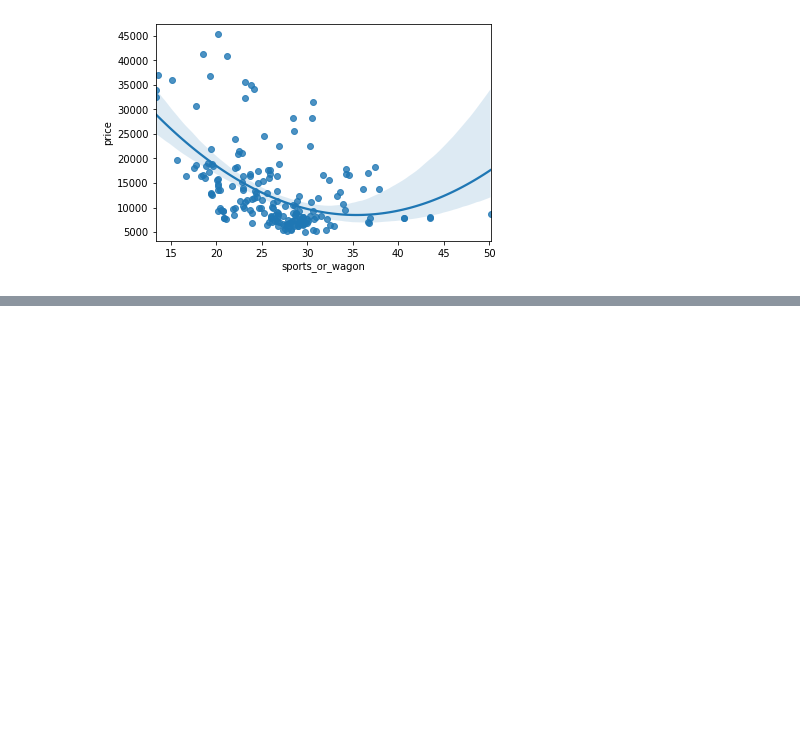
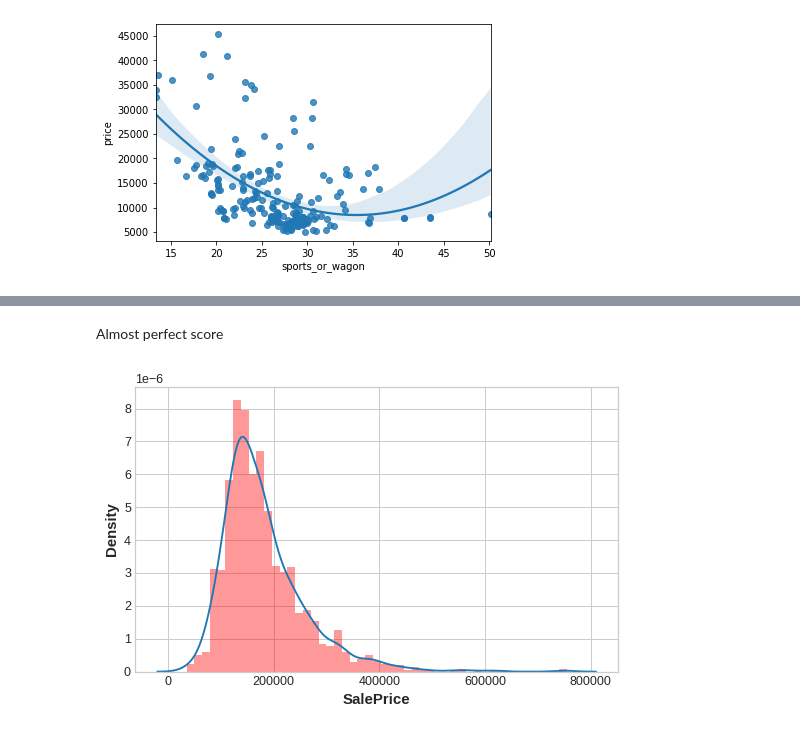
Before and after one commit to chelynl/Machine_Learning, a Jupyter notebook: Feature_Engineering.ipynb, the cells around one changed output, grey strips where cells are left out. Drawn from its saved outputs; the diff is of its cells as text; code cells hidden in the pictures; blank space fills up the shorter version.

```diff
--- a/Feature_Engineering.ipynb
+++ b/Feature_Engineering.ipynb
@@ -945,0 +1152,19 @@ sns.regplot(x="sports_or_wagon", y='price', data=autos, order=2);
+# %%
+# Try experimenting with the smoothing parameter m
+# Try 0, 1, 5, 50
+m = 0
+
+X = df.copy()
+y = X.pop('SalePrice')
+
+# Create an uninformative feature
+X["Count"] = range(len(X))
+X["Count"][1] = 0  # actually need one duplicate value to circumvent error-checking in MEstimateEncoder
+
+# fit and transform on the same dataset
+encoder = MEstimateEncoder(cols="Count", m=m)
+X = encoder.fit_transform(X, y)
+
+# Results
+score =  score_dataset(X, y)
+print(f"Score: {score:.4f} RMSLE")
@@ -945,0 +1178,9 @@ sns.regplot(x="sports_or_wagon", y='price', data=autos, order=2);
+# %% [markdown]
+Almost perfect score
+# %%
+plt.figure(dpi=90)
+ax = sns.distplot(y, kde=True, hist=False)
+ax = sns.distplot(X["Count"], color='r', ax=ax, hist=True, kde=False, norm_hist=True)
+ax.set_xlabel("SalePrice");
+# %% [output]
+[figure, added]
```
Also changed, not shown: parts of 36 cells of this notebook.
